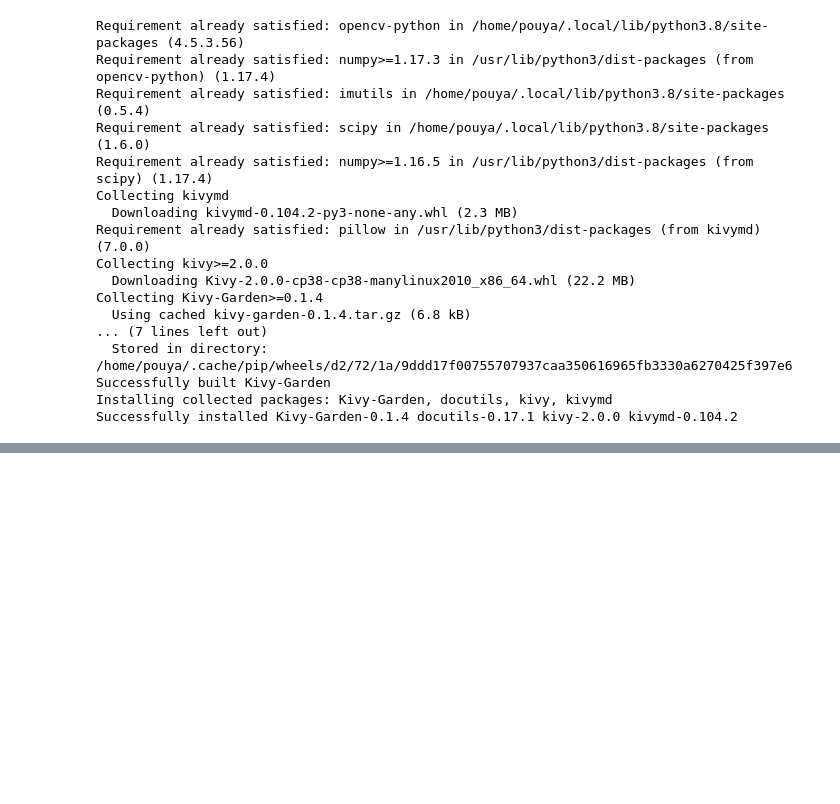
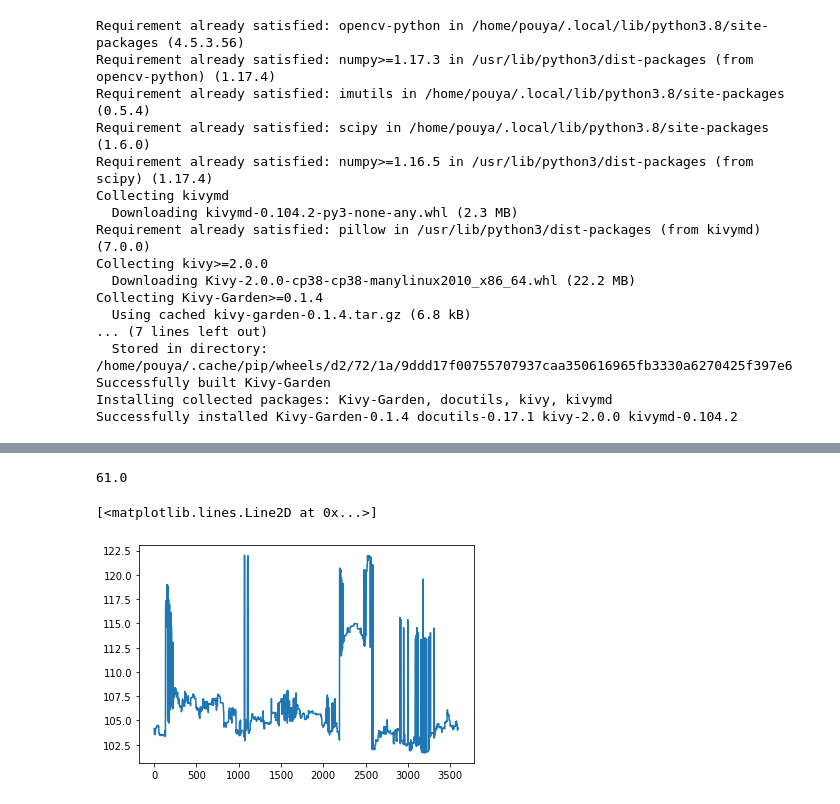
Before and after one commit to pouya-parsa/heart_rate_estimation, a Jupyter notebook: HR_estimation.ipynb, the cells around one changed output, grey strips where cells are left out. Cells and saved outputs as stored; diff of their text form; code cells hidden in the pictures; blank space fills up the shorter version.

```diff
--- a/HR_estimation.ipynb
+++ b/HR_estimation.ipynb
@@ -215,0 +223,26 @@ error: OpenCV(4.5.3) /tmp/pip-req-build-afu9cjzs/opencv/modules/imgproc/src/colo
+# %%
+import cv2
+import numpy as np
+
+cap = cv2.VideoCapture("./dataset/532/P5-Rec1-2009.07.22.12.05.44_C1 trigger _C_Section_12.avi")
+frameCount = int(cap.get(cv2.CAP_PROP_FRAME_COUNT))
+frameWidth = int(cap.get(cv2.CAP_PROP_FRAME_WIDTH))
+frameHeight = int(cap.get(cv2.CAP_PROP_FRAME_HEIGHT))
+
+buf = np.empty((frameCount, frameHeight, frameWidth, 3), np.dtype('uint8'))
+
+fc = 0
+ret = True
+
+while (fc < frameCount  and ret):
+    ret, buf[fc] = cap.read()
+    fc += 1
+
+
+fps = cap.get(cv2.CAP_PROP_FPS)
+
+cap.release()
+
+# cv2.waitKey(0)
+# %% [output]
+61.0
@@ -215,0 +292,7 @@ error: OpenCV(4.5.3) /tmp/pip-req-build-afu9cjzs/opencv/modules/imgproc/src/colo
+# %%
+channel_means = get_ROI(buf[0:60 * 60])
+# %%
+plt.plot(channel_means[:, 2])
+# %% [output]
+[<matplotlib.lines.Line2D at 0x...>]
+[figure, added]
```
Also changed, not shown: parts of 5 cells of this notebook.
